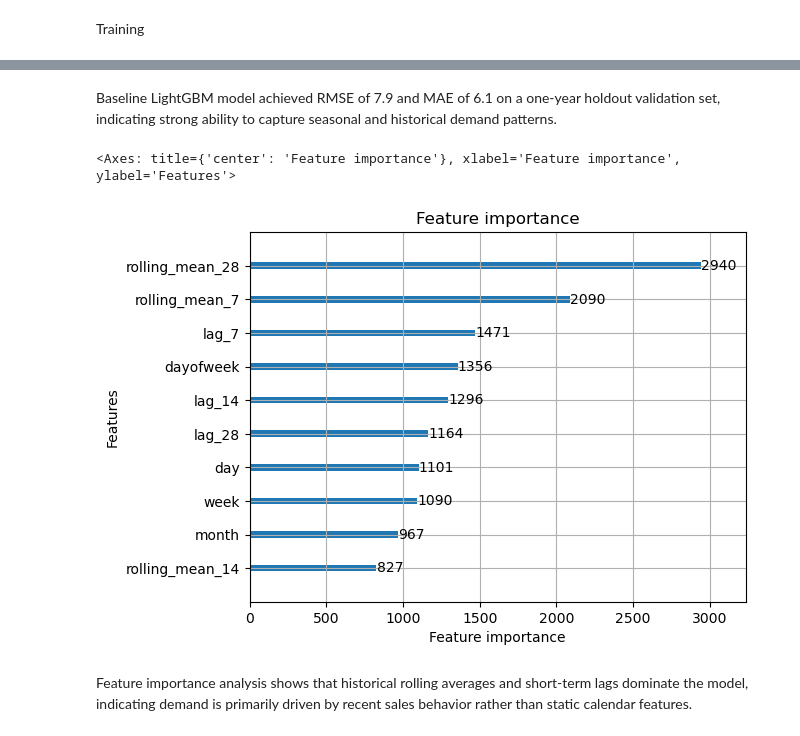
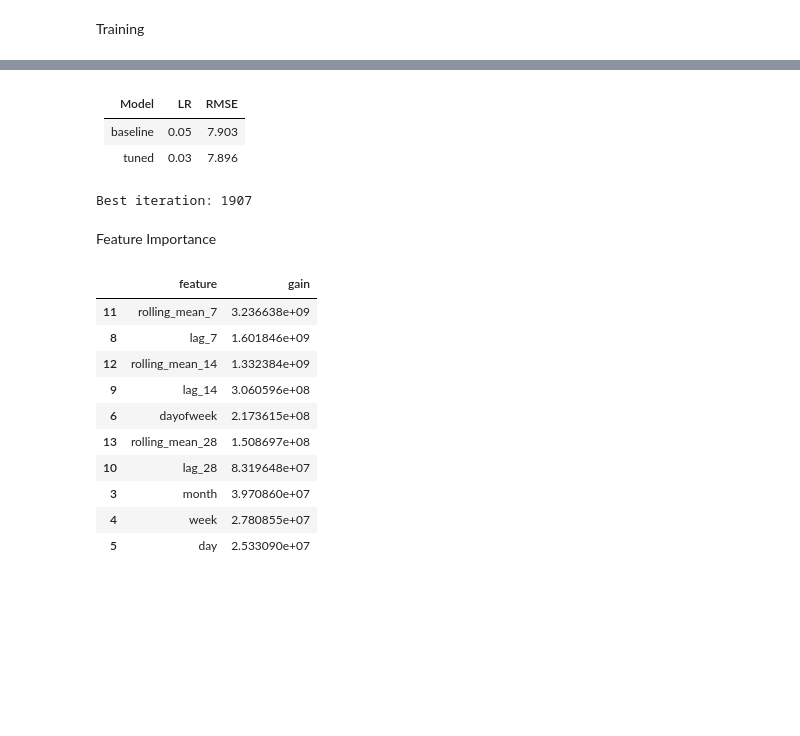
Before and after one commit to RifqiCah/demand-forecasting-mlops, a Jupyter notebook: notebooks/03_modeling.ipynb, the cells around one changed output, grey strips where cells are left out. Cells and saved outputs as stored; diff of their text form; code cells hidden in the pictures; blank space fills up the shorter version.

```diff
--- a/notebooks/03_modeling.ipynb
+++ b/notebooks/03_modeling.ipynb
@@ -53,8 +51,8 @@ Time-based Split
 # %%
 split_date = "2017-01-01"
 
-train_df = df[df['date'] < split_date]
-valid_df = df[df['date'] >= split_date]
+train_df = train_fe[train_fe['date'] < split_date]
+valid_df = train_fe[train_fe['date'] >= split_date]
 
 X_train = train_df[FEATURES]
 y_train = train_df[TARGET]
@@ -147,2 +123,0 @@ rmse, mae
-# %% [markdown]
-Baseline LightGBM model achieved RMSE of 7.9 and MAE of 6.1 on a one-year holdout validation set, indicating strong ability to capture seasonal and historical demand patterns.
@@ -151,7 +124,34 @@ Feature Importance
+# %% [markdown]
+| Model    | LR   | RMSE      |
+| -------- | ---- | --------- |
+| baseline | 0.05 | 7.903     |
+| tuned    | 0.03 | 7.896     |
+# %%
+best_iter = model.best_iteration
+print("Best iteration:", best_iter)
+# %% [output]
+Best iteration: 1907
+# %% [markdown]
+Feature Importance
 # %%
-lgb.plot_importance(model, max_num_features=10)
+import pandas as pd
+
+importance = pd.DataFrame({
+    "feature": model.feature_name(),
+    "gain": model.feature_importance(importance_type="gain")
+})
+
+importance = importance.sort_values("gain", ascending=False)
+importance.head(10)
 # %% [output]
-<Axes: title={'center': 'Feature importance'}, xlabel='Feature importance', ylabel='Features'>
-[figure, removed]
+|  | feature | gain |
+| 11 | rolling_mean_7 | 3.236638e+09 |
+| 8 | lag_7 | 1.601846e+09 |
+| 12 | rolling_mean_14 | 1.332384e+09 |
+| 9 | lag_14 | 3.060596e+08 |
+| 6 | dayofweek | 2.173615e+08 |
+| 13 | rolling_mean_28 | 1.508697e+08 |
+| 10 | lag_28 | 8.319648e+07 |
+| 3 | month | 3.970860e+07 |
+| 4 | week | 2.780855e+07 |
+| 5 | day | 2.533090e+07 |
-# %% [markdown]
-Feature importance analysis shows that historical rolling averages and short-term lags dominate the model, indicating demand is primarily driven by recent sales behavior rather than static calendar features.
```
Also changed, not shown: parts of 18 cells of this notebook, 10 other files.
